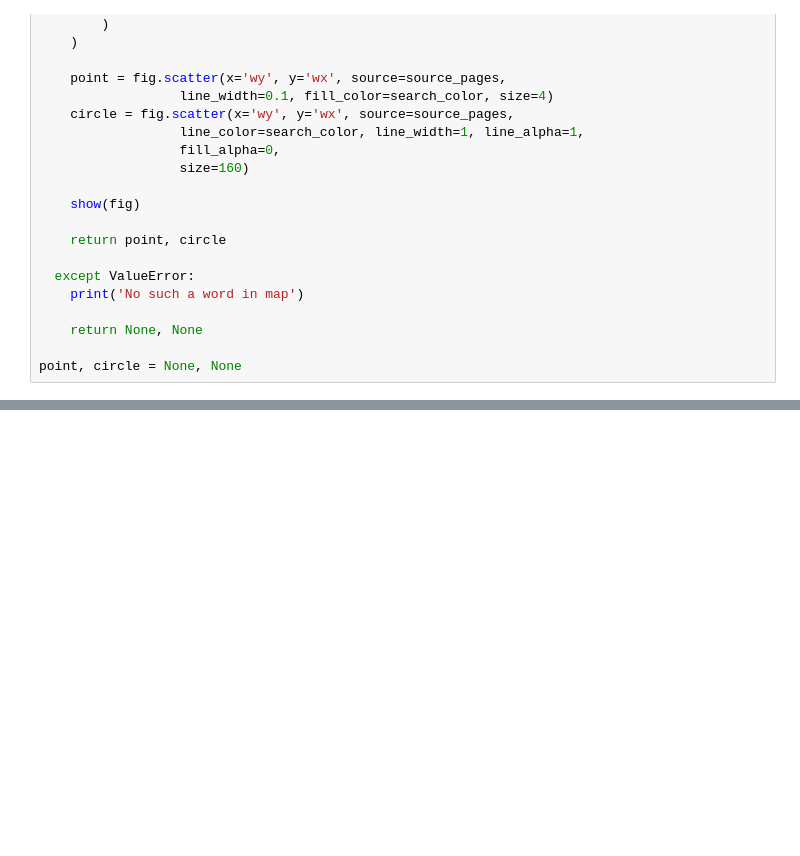
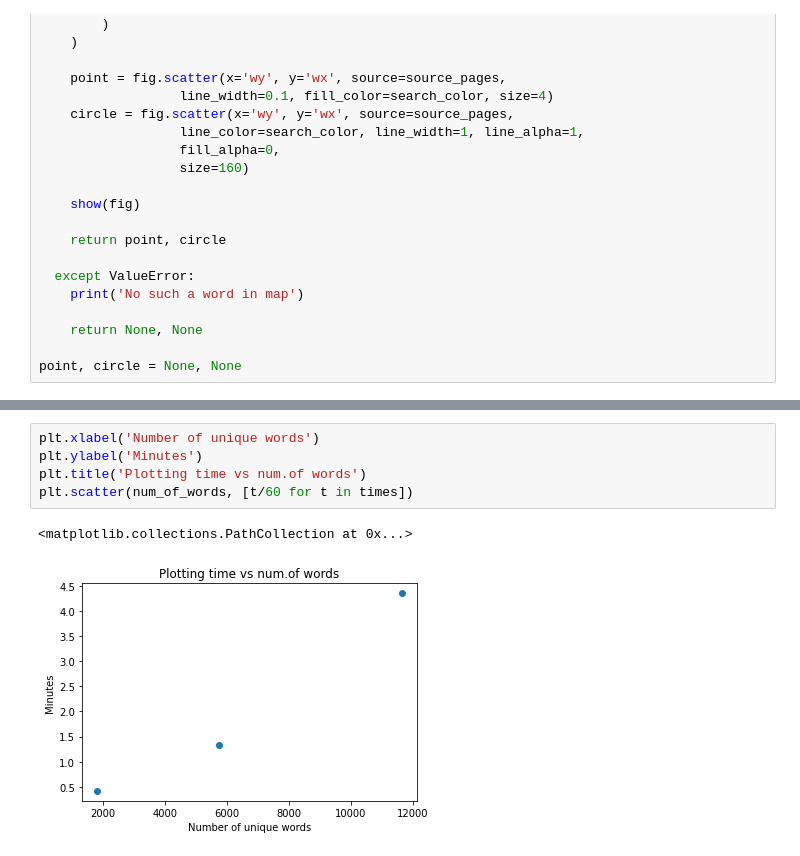
Before and after one commit to DinarZayahov/thesaurus, a Jupyter notebook: ThesaurusVisualization.ipynb, the cells around one changed output, grey strips where cells are left out. Cells and saved outputs as stored; diff of their text form; blank space fills up the shorter version.

```diff
--- a/ThesaurusVisualization.ipynb
+++ b/ThesaurusVisualization.ipynb
@@ -749,0 +260,8 @@ point, circle = search(som, fig, background_words, background_embeds, 'overload'
+# %%
+plt.xlabel('Number of unique words')
+plt.ylabel('Minutes')
+plt.title('Plotting time vs num.of words')
+plt.scatter(num_of_words, [t/60 for t in times])
+# %% [output]
+<matplotlib.collections.PathCollection at 0x...>
+[figure, added]
```
Also changed, not shown: parts of 21 cells of this notebook.
